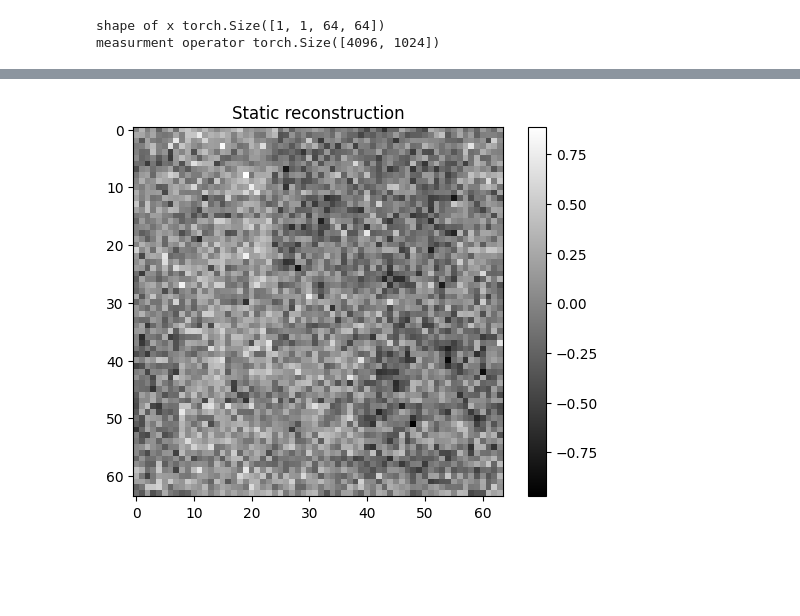
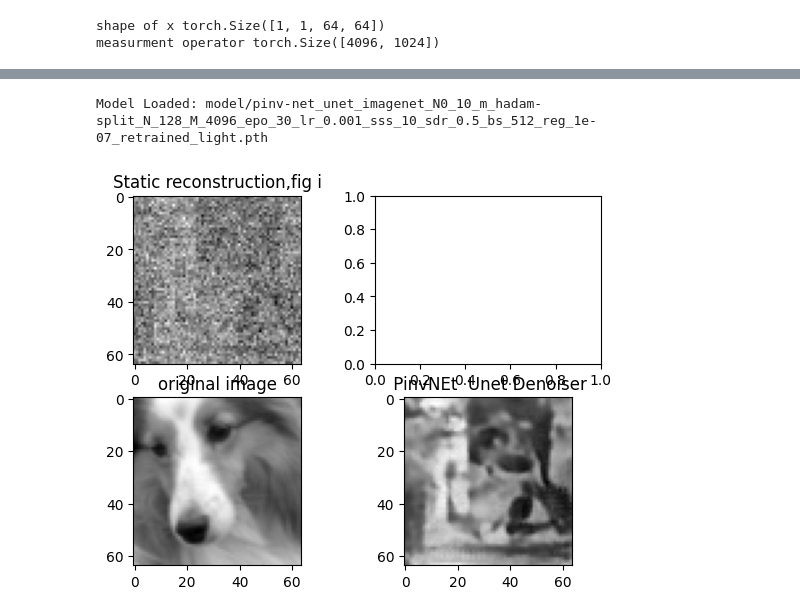
Before and after one commit to SamiFAHIM/image_recontruction_ML, a Jupyter notebook: 2024_tdsi/start_tdsi_nb_Sami.ipynb, the cells around one changed output, grey strips where cells are left out. Saved outputs shown, nothing was run; the diff lists cells and outputs as text; code cells hidden in the pictures; blank space fills up the shorter version.

Commit message:
using pretrained UNet to denoise, HF acquisition matrix

```diff
--- a/2024_tdsi/start_tdsi_nb_Sami.ipynb
+++ b/2024_tdsi/start_tdsi_nb_Sami.ipynb
@@ -171,7 +188,7 @@ size of the variance vector (64, 64)
 # %%
 # Measurement and noise operators
 meas_op = meas.HadamSplit(M, h, torch.from_numpy(Ord_rec))
-noise_op = noise.Poisson(meas_op, alpha)
+noise_op = noise.Poisson(meas_op)
 prep_op = prep.SplitPoisson(alpha, meas_op)
 
 
@@ -181,6 +198,8 @@ noise_op.alpha = alpha
 print ("shape of x", x.shape)
 print ("measurment operator" , meas_op.H_pinv.shape)# c'est la pseudo inverse
 
+
+
 y = noise_op(x)
 # %% [output]
 shape of x torch.Size([1, 1, 64, 64])
@@ -188,16 +216,54 @@ measurment operator torch.Size([4096, 1024])
 # %%
 # %% STATIC RECO sans Pinv classe
+from spyrit.core.nnet import Unet, ConvNet
+from spyrit.core.train import load_net
+import os
+
+figure, axis = plt.subplots(2, 2)
 with torch.no_grad():
     m = prep_op(y)
     f_stat = meas_op.pinv(m)
 
-    plt.imshow(f_stat.view(h, w).cpu().numpy(), cmap='gray')
-    plt.title('Static reconstruction')
-    plt.colorbar()
-    plt.show()
+    axis[0,0].imshow(f_stat.view(h, w).cpu().numpy(), cmap='gray')
+    axis[0,0].set_title('Static reconstruction,fig i')
 
 
 
-# %%
+
+
+# %% Reco with Pinv
+
+"""
+denoi_net_conv = ConvNet()
+full_op = PinvNet ( noise_op , prep_op,denoi_net_conv )
+#Load the pretrained w
+with torch.no_grad():
+    x_rec = full_op.reconstruct ( y )
+    axis[0,1].imshow(x_rec.view(h, w).cpu().numpy(), cmap='gray')
+    axis[0,1].set_title('PinvNet, no denoiser, fig j')
+"""
+
+
+# %% Reco with Pinv and a Unet Denoiser
+#Load the pretrained weights of the Unet
+
+denoi_net = Unet ()
+full_op = PinvNet ( noise_op , prep_op, denoi_net)
+data_name = "pinv-net_unet_imagenet_N0_10_m_hadam-split_N_128_M_4096_epo_30_lr_0.001_sss_10_sdr_0.5_bs_512_reg_1e-07_retrained_light.pth"
+#entrainé sur un ordre des basse freq et sur des images 128
+# recontruire avec un ordre de subsampling HF et réentrainé un modèle sur ça
+# prendre un peut de BF et un de
+model_unet_path = os.path.join(model_folder, data_name)
+load_net(model_unet_path, full_op, device, False)
+with torch.no_grad():
+
+    x_rec_2 = full_op . reconstruct ( y )
+    axis[1,1].imshow(x_rec_2.view(h, w).cpu().numpy(), cmap='gray')
+    axis[1,1].set_title(' PinvNEt  Unet Denoiser')
+
+axis[1,0].imshow(x.view(h,w).cpu().numpy(), cmap='gray')
+axis[1,0].set_title('original image')
+plt.show()
 # %% [output]
+Model Loaded: model/pinv-net_unet_imagenet_N0_10_m_hadam-split_N_128_M_4096_epo_30_lr_0.001_sss_10_sdr_0.5_bs_512_reg_1e-07_retrained_light.pth
-[figure, old version]
+[figure, new version]
```
Also changed, not shown: parts of 5 cells of this notebook, 1 other file.
